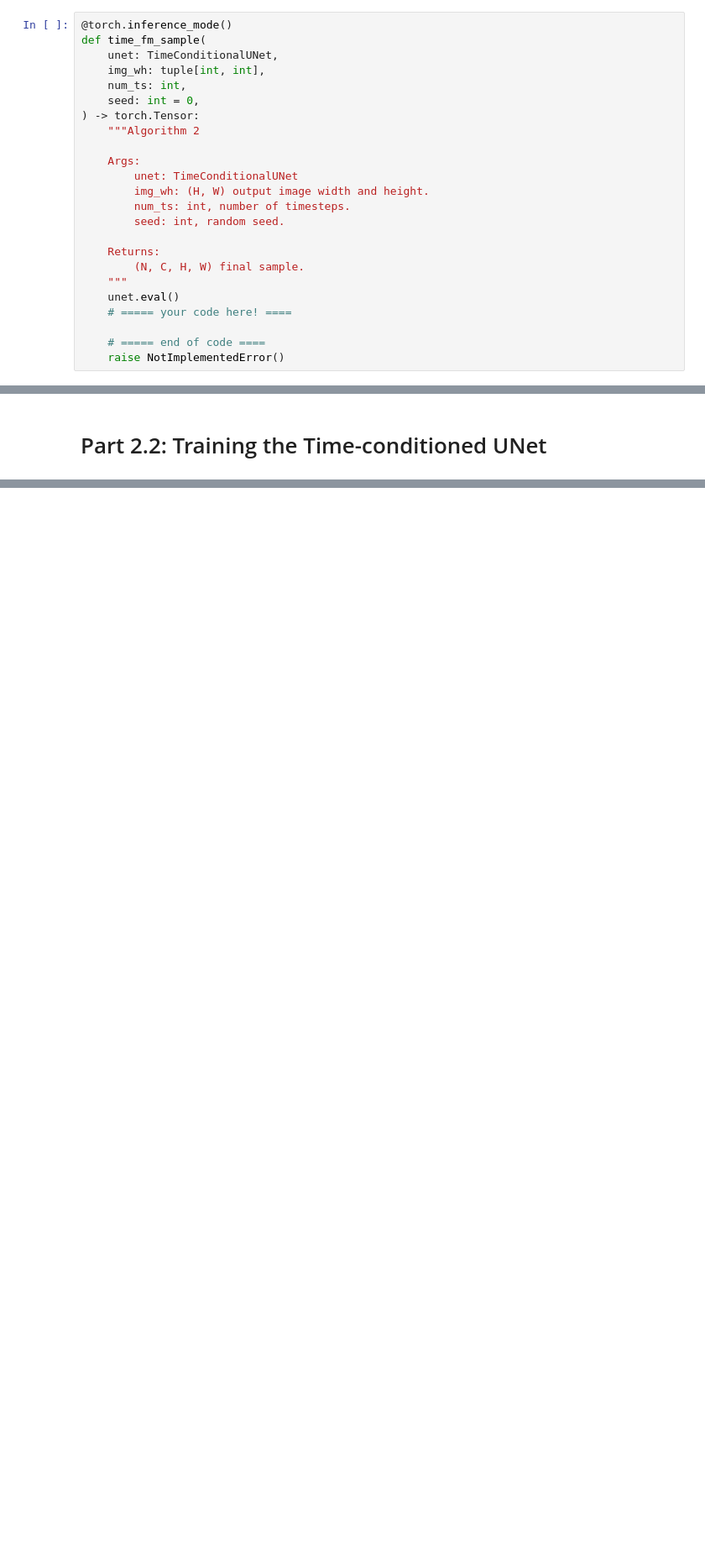
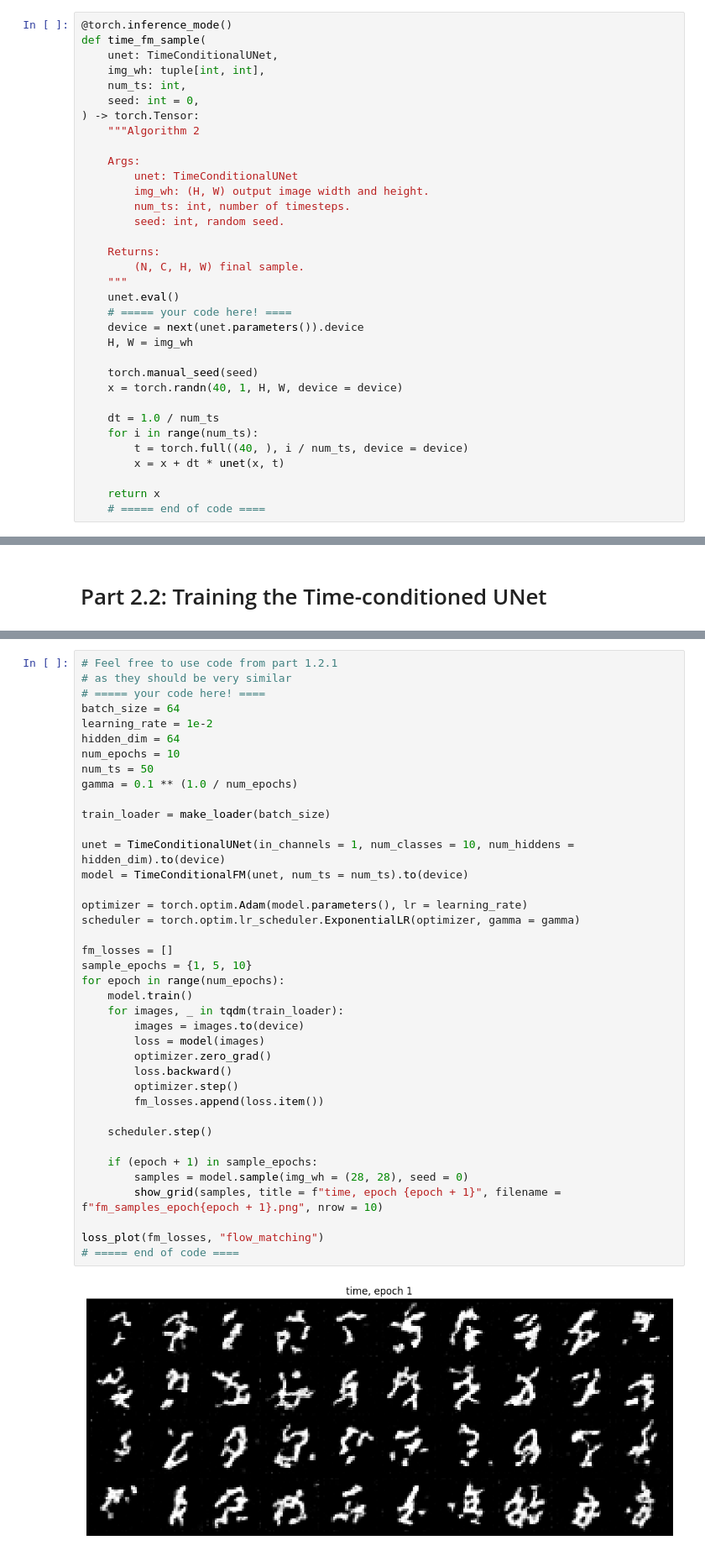
Before and after one commit to arnavg12/arnavg12.github.io, a Jupyter notebook: partb.ipynb, the cells around one changed output, grey strips where cells are left out. Shown at 84% size. Saved outputs shown, nothing was run; the diff lists cells and outputs as text; blank space fills up the shorter version.

Commit message:
part b except class conditioned

```diff
--- a/partb.ipynb
+++ b/partb.ipynb
@@ -560,9 +567,19 @@ def time_fm_sample(
     """
     unet.eval()
     # ===== your code here! ====
+    device = next(unet.parameters()).device
+    H, W = img_wh
 
+    torch.manual_seed(seed)
+    x = torch.randn(40, 1, H, W, device = device)
+
+    dt = 1.0 / num_ts
+    for i in range(num_ts):
+        t = torch.full((40, ), i / num_ts, device = device)
+        x = x + dt * unet(x, t)
+
+    return x
     # ===== end of code ====
-    raise NotImplementedError()
 # %%
 class TimeConditionalFM(nn.Module):
     def __init__(
@@ -610,0 +622,41 @@ class TimeConditionalFM(nn.Module):
+# %%
+# Feel free to use code from part 1.2.1
+# as they should be very similar
+# ===== your code here! ====
+batch_size = 64
+learning_rate = 1e-2
+hidden_dim = 64
+num_epochs = 10
+num_ts = 50
+gamma = 0.1 ** (1.0 / num_epochs)
+
+train_loader = make_loader(batch_size)
+
+unet = TimeConditionalUNet(in_channels = 1, num_classes = 10, num_hiddens = hidden_dim).to(device)
+model = TimeConditionalFM(unet, num_ts = num_ts).to(device)
+
+optimizer = torch.optim.Adam(model.parameters(), lr = learning_rate)
+scheduler = torch.optim.lr_scheduler.ExponentialLR(optimizer, gamma = gamma)
+
+fm_losses = []
+sample_epochs = {1, 5, 10}
+for epoch in range(num_epochs):
+    model.train()
+    for images, _ in tqdm(train_loader):
+        images = images.to(device)
+        loss = model(images)
+        optimizer.zero_grad()
+        loss.backward()
+        optimizer.step()
+        fm_losses.append(loss.item())
+
+    scheduler.step()
+
+    if (epoch + 1) in sample_epochs:
+        samples = model.sample(img_wh = (28, 28), seed = 0)
+        show_grid(samples, title = f"time, epoch {epoch + 1}", filename = f"fm_samples_epoch{epoch + 1}.png", nrow = 10)
+
+loss_plot(fm_losses, "flow_matching")
+# ===== end of code ====
+# %% [output]
+[figure, added]
```
Also changed, not shown: parts of 5 cells of this notebook.
